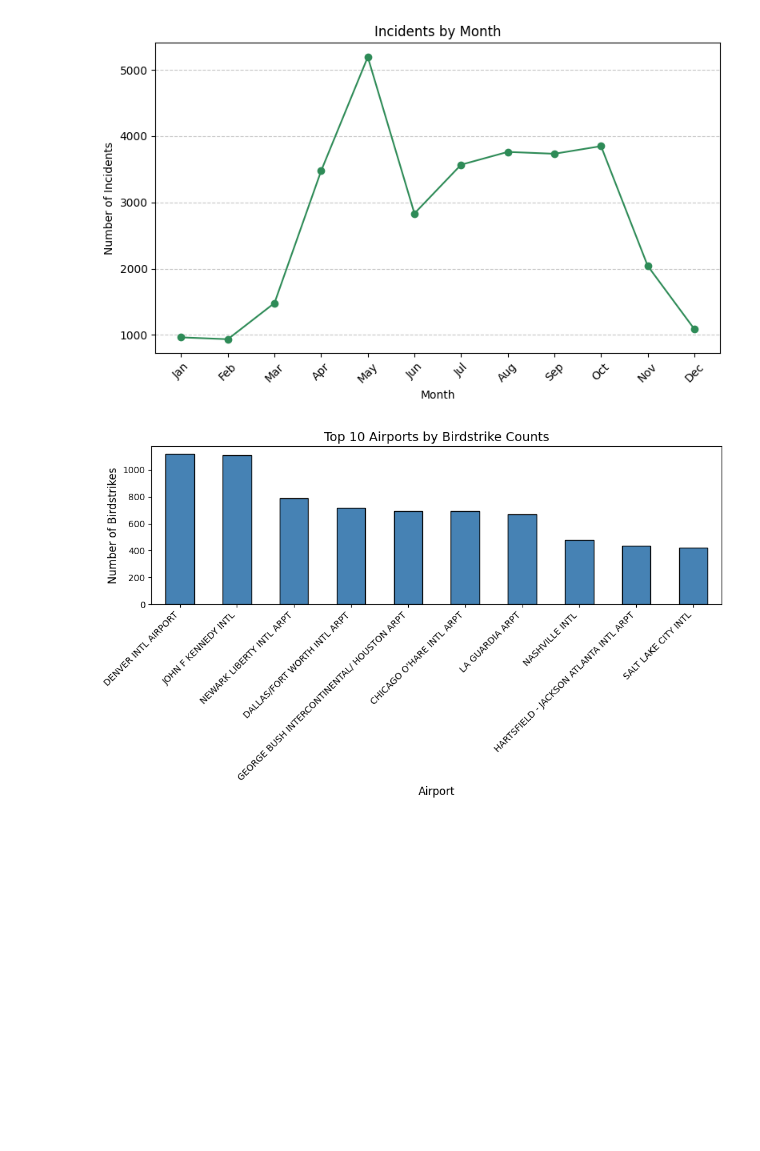
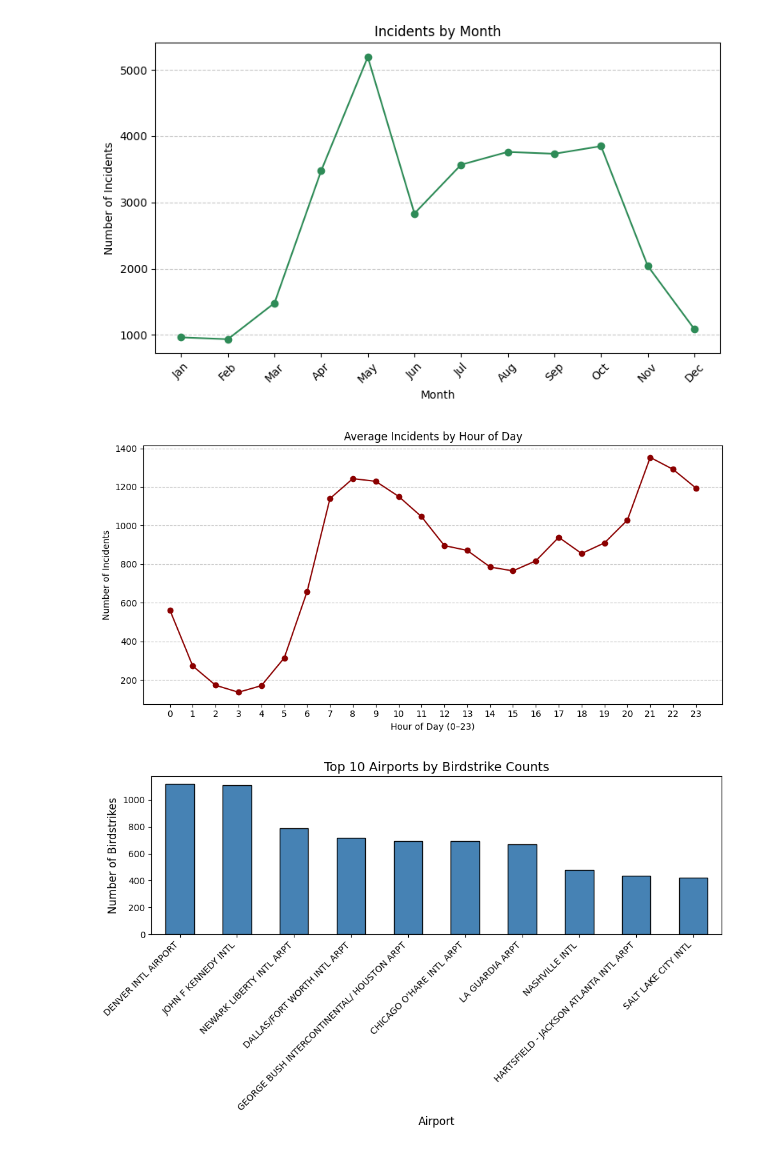
Before and after one commit to Pilvik1/lok, a Jupyter notebook: Task1_FAA_Weather_NEW_V6.ipynb, the cells around one changed output. Cells and saved outputs as stored; diff of their text form; code cells hidden in the pictures; blank space fills up the shorter version.

```diff
--- a/Task1_FAA_Weather_NEW_V6.ipynb
+++ b/Task1_FAA_Weather_NEW_V6.ipynb
@@ -334,6 +334,26 @@ if "INCIDENT_DATE" in faa.columns:
     plt.show()
 # %% [output]
 [figure]
+# %%
+# 4. Incidents by Time of Day (hourly average)
+if "INCIDENT_DATE" in faa.columns and "INCIDENT_TS" in faa.columns:
+    # Extract hour of incident
+    faa["hour"] = faa["INCIDENT_TS"].dt.hour
+
+    # Count incidents per hour
+    hourly_counts = faa["hour"].value_counts().sort_index()
+
+    plt.figure(figsize=(10,5))
+    plt.plot(hourly_counts.index, hourly_counts.values, marker="o", linestyle="-", color="darkred")
+    plt.title("Average Incidents by Hour of Day")
+    plt.xlabel("Hour of Day (0–23)")
+    plt.ylabel("Number of Incidents")
+    plt.xticks(range(0,24))
+    plt.grid(axis="y", linestyle="--", alpha=0.7)
+    plt.tight_layout()
+    plt.show()
+# %% [output]
+[figure, added]
 # %%
 
 # 5. Top 10 Airports by Birdstrike Counts
```
Also changed, not shown: 1 other file.
